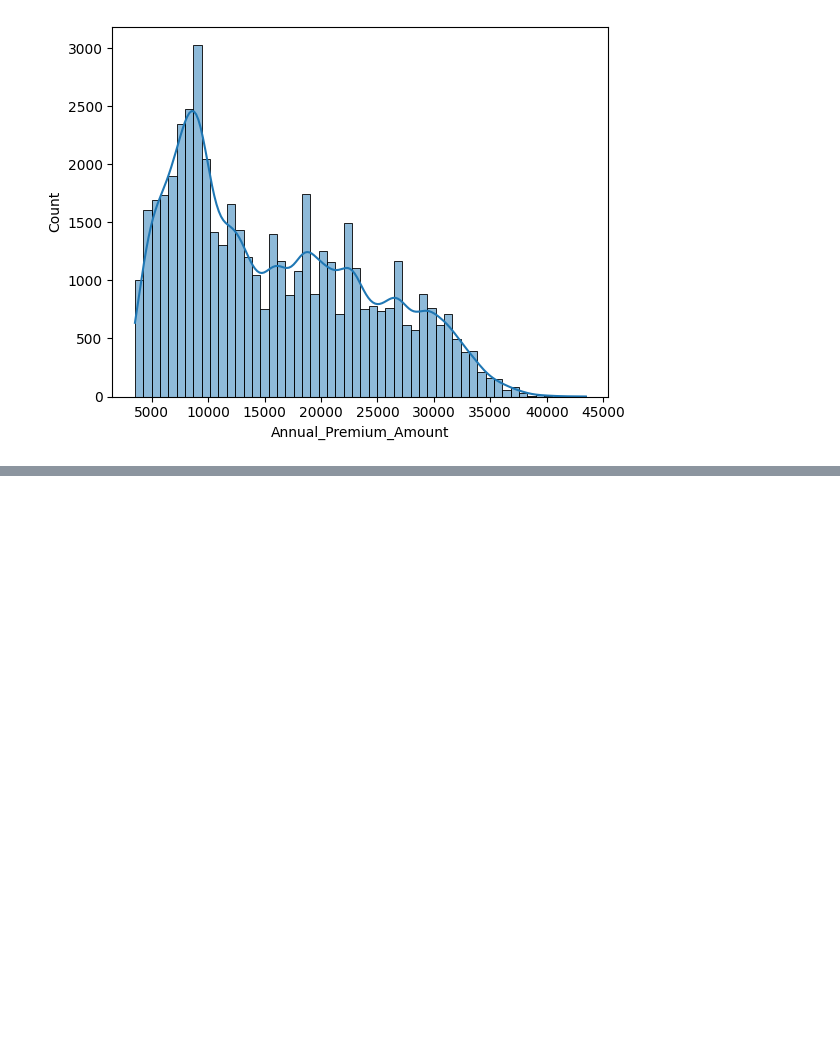
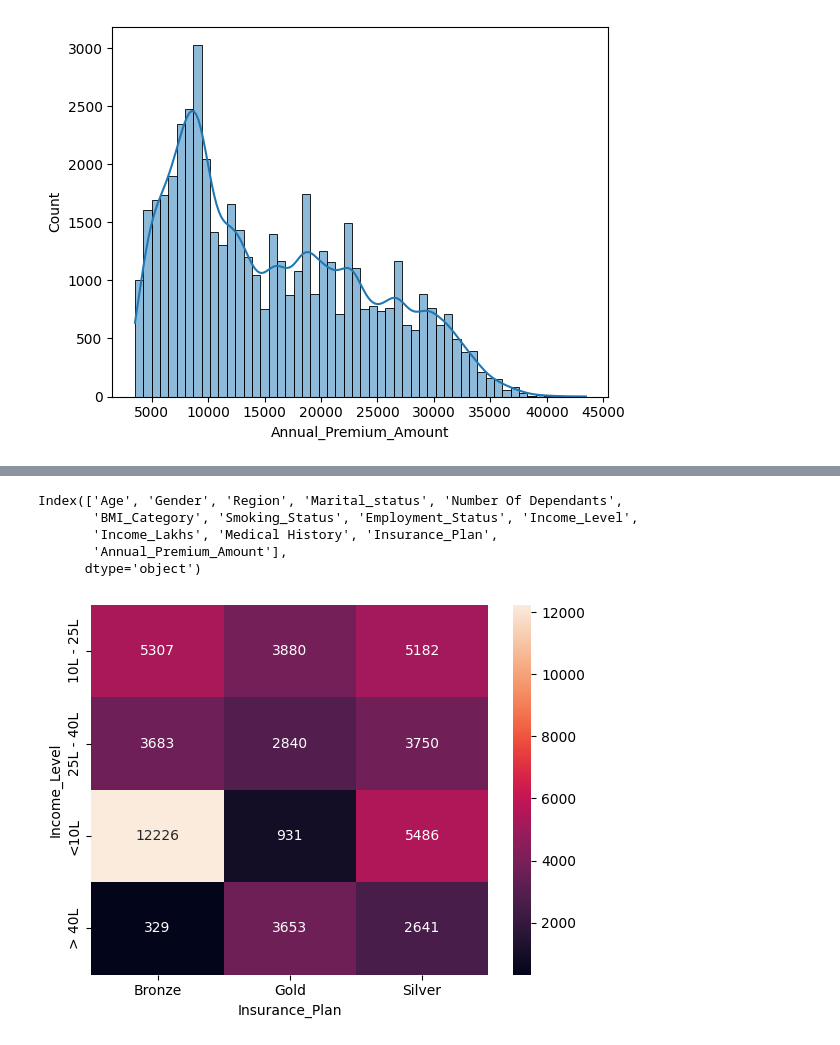
Before and after one commit to Ferozshah-DS/premium_prediction-regression-project, a Jupyter notebook: premium_prediction.ipynb, the cells around one changed output, grey strips where cells are left out. Saved outputs shown, nothing was run; the diff lists cells and outputs as text; code cells hidden in the pictures; blank space fills up the shorter version.

```diff
--- a/premium_prediction.ipynb
+++ b/premium_prediction.ipynb
@@ -207,0 +261,16 @@ sns.scatterplot(x=df["Age"],y=def["
+# %%
+df2.columns
+# %% [output]
+Index(['Age', 'Gender', 'Region', 'Marital_status', 'Number Of Dependants',
+       'BMI_Category', 'Smoking_Status', 'Employment_Status', 'Income_Level',
+       'Income_Lakhs', 'Medical History', 'Insurance_Plan',
+       'Annual_Premium_Amount'],
+      dtype='object')
+# %%
+cross_tab = pd.crosstab(df2["Income_Level"],df2["Insurance_Plan"])
+# %%
+
+sns.heatmap(cross_tab,annot=True,fmt="d")
+plt.show()
+# %% [output]
+[figure, added]
```
Also changed, not shown: parts of 11 cells of this notebook.
